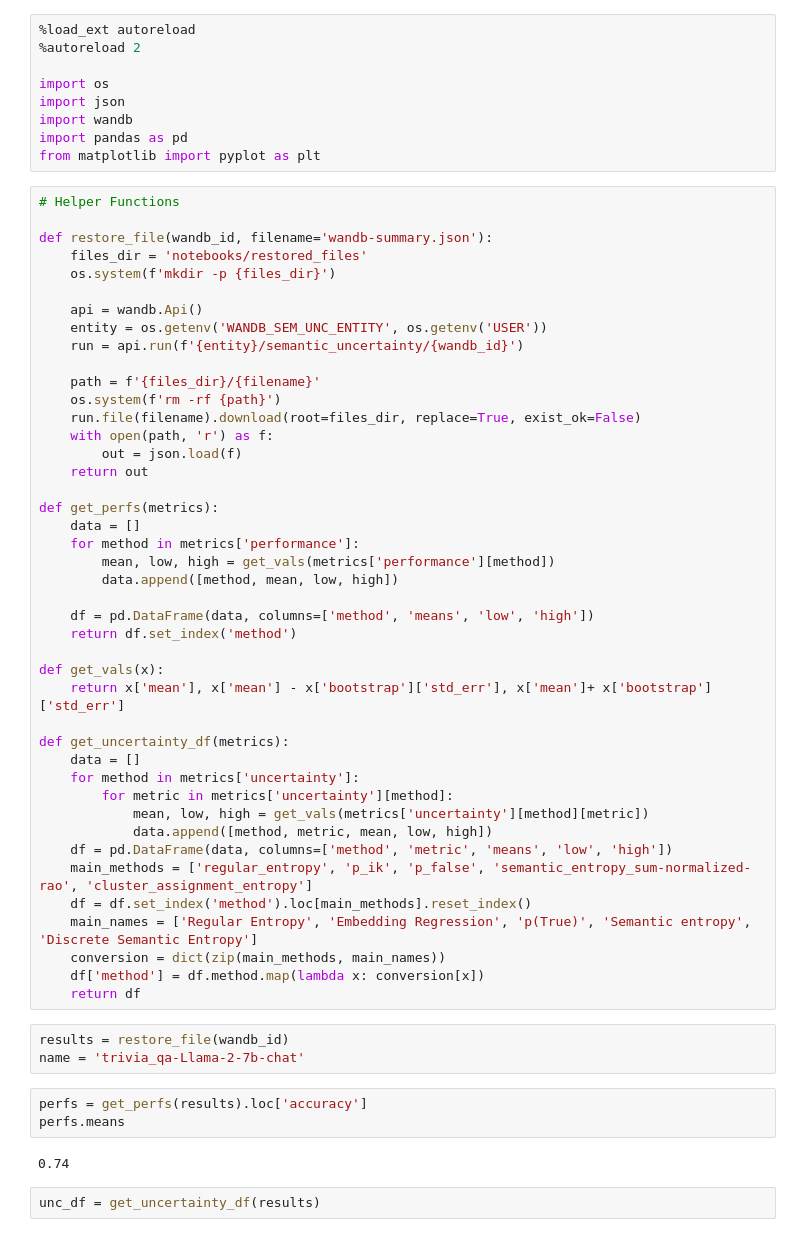
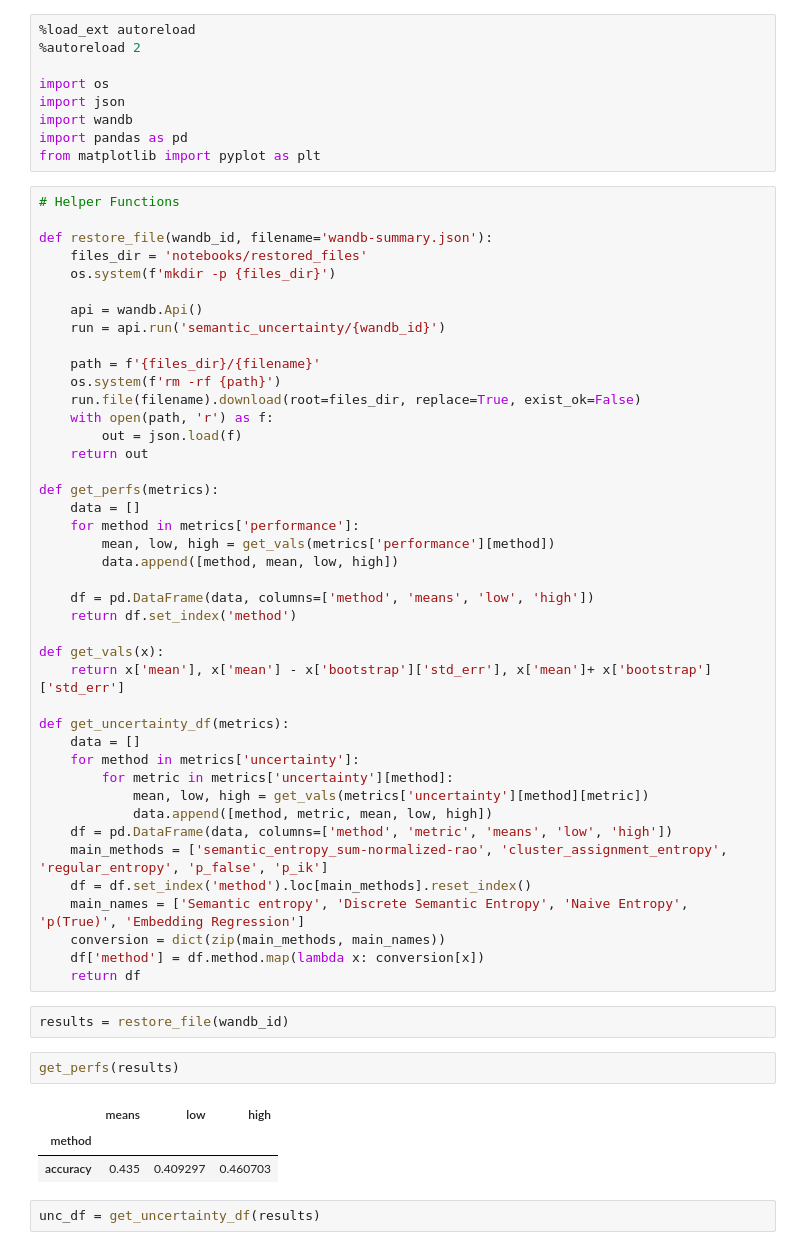
Before and after one commit to JThh/long_hallucinations, a Jupyter notebook: notebooks/example_evaluation.ipynb, the cells around one changed output. Cells and saved outputs as stored; diff of their text form.

```diff
--- a/notebooks/example_evaluation.ipynb
+++ b/notebooks/example_evaluation.ipynb
@@ -20,8 +21,7 @@ def restore_file(wandb_id, filename='wandb-summary.json'):
     os.system(f'mkdir -p {files_dir}')
 
     api = wandb.Api()
-    entity = os.getenv('WANDB_SEM_UNC_ENTITY', os.getenv('USER'))
-    run = api.run(f'{entity}/semantic_uncertainty/{wandb_id}')
+    run = api.run('semantic_uncertainty/{wandb_id}')
 
     path = f'{files_dir}/{filename}'
     os.system(f'rm -rf {path}')
@@ -49,19 +49,19 @@ def get_uncertainty_df(metrics):
             mean, low, high = get_vals(metrics['uncertainty'][method][metric])
             data.append([method, metric, mean, low, high])
     df = pd.DataFrame(data, columns=['method', 'metric', 'means', 'low', 'high'])
-    main_methods = ['regular_entropy', 'p_ik', 'p_false', 'semantic_entropy_sum-normalized-rao', 'cluster_assignment_entropy']
+    main_methods = ['semantic_entropy_sum-normalized-rao', 'cluster_assignment_entropy', 'regular_entropy', 'p_false', 'p_ik']
     df = df.set_index('method').loc[main_methods].reset_index()
-    main_names = ['Regular Entropy', 'Embedding Regression', 'p(True)', 'Semantic entropy', 'Discrete Semantic Entropy']
+    main_names = ['Semantic entropy', 'Discrete Semantic Entropy', 'Naive Entropy', 'p(True)', 'Embedding Regression']
     conversion = dict(zip(main_methods, main_names))
     df['method'] = df.method.map(lambda x: conversion[x])
     return df
 # %%
 results = restore_file(wandb_id)
-name = 'trivia_qa-Llama-2-7b-chat'
-# %%
-perfs = get_perfs(results).loc['accuracy']
-perfs.means
-# %% [output]
-0.74
+# %%
+get_perfs(results)
+# %% [output]
+|  | means | low | high |
+| method |  |  |  |
+| accuracy | 0.435 | 0.409297 | 0.460703 |
 # %%
 unc_df = get_uncertainty_df(results)
```
Also changed, not shown: parts of 3 cells of this notebook, 4 other files.
